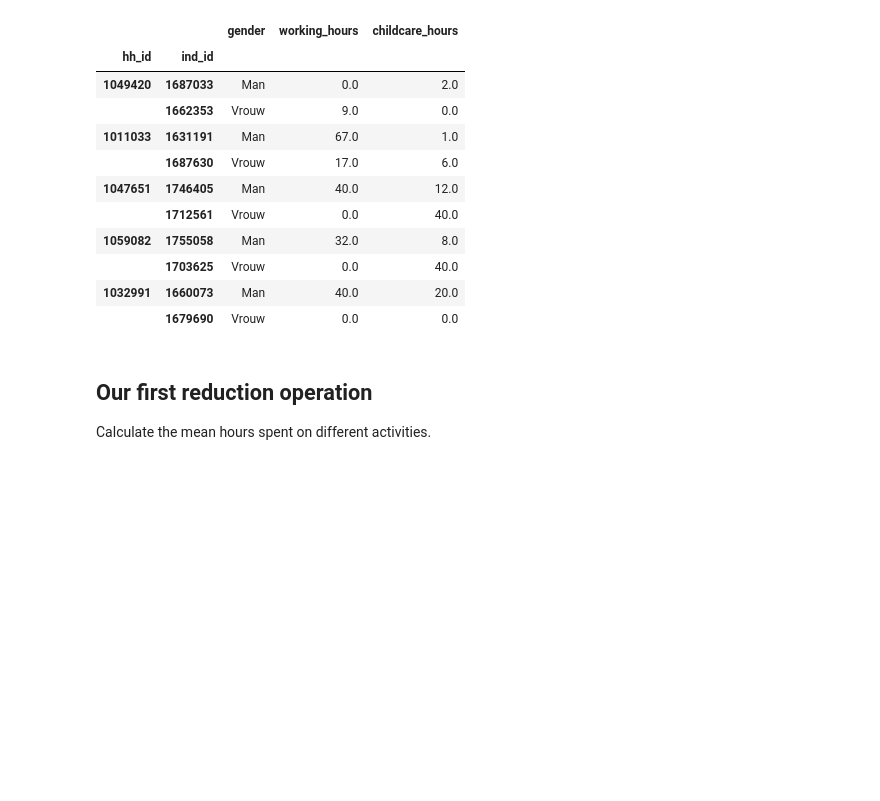
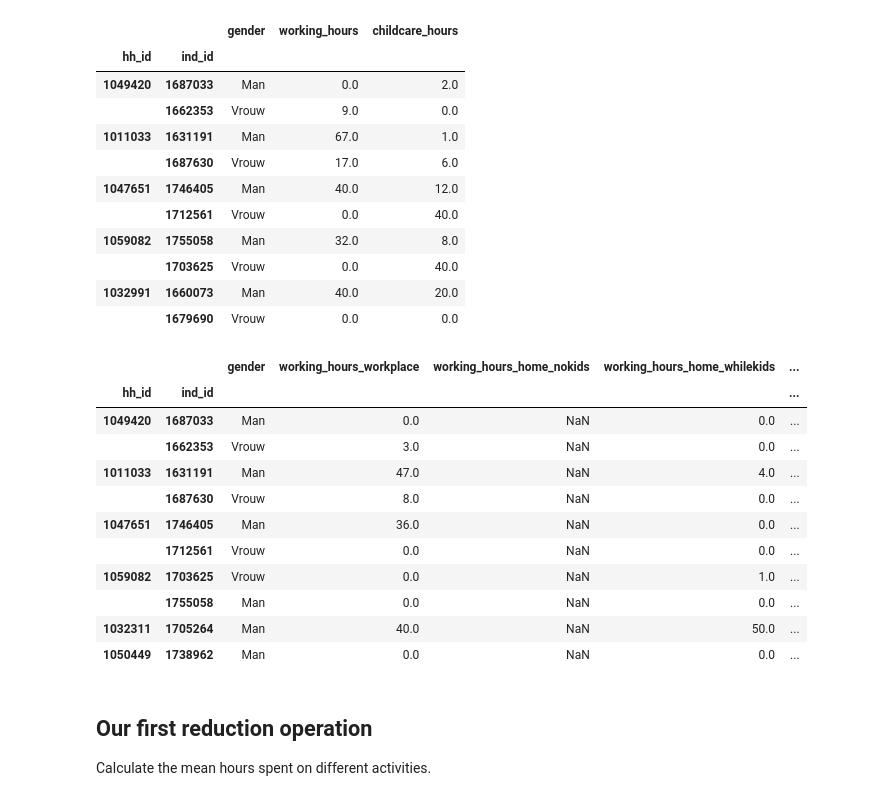
Before and after one commit to thanhan25/epp-materials, a Jupyter notebook: week-05/manage_data.ipynb, the cells around one changed output. Cells and saved outputs as stored; diff of their text form; code cells hidden in the pictures; blank space fills up the shorter version.

```diff
--- a/week-05/manage_data.ipynb
+++ b/week-05/manage_data.ipynb
@@ -33,6 +33,7 @@ from statistics import mean
 The November data is stored in Stata format. Replace the `XXXXX` in the next cell by the appropriate Pandas function.
 # %%
 nov_2019 = pd.read_stata("time_use_2019-11.dta", convert_categoricals=True)
+apr_2020 = pd.read_csv("time_use_2020-04.csv")
 # %% [markdown]
 ## Browse the data
 
@@ -53,0 +95,9 @@ nov_2019.head()
+# %%
+# Convert gender column to categorical:
+apr_2020['geslacht'] = pd.Categorical(apr_2020['geslacht'], categories=['Man', 'Vrouw'])
+apr_2020['geslacht'] = apr_2020['geslacht'].cat.rename_categories({'Man': 'Male', 'Vrouw': 'Female'})
+apr_2020['geslacht'].dtypes
+
+nov_2019['geslacht'] = pd.Categorical(nov_2019['geslacht'], categories=['Man', 'Vrouw'])
+nov_2019['geslacht'] = nov_2019['geslacht'].cat.rename_categories({'Man': 'Male', 'Vrouw': 'Female'})
+nov_2019['geslacht'].dtypes
@@ -67,6 +131,20 @@ nov_2019 = nov_2019.rename(
         "nomem_encr": "member_identifier"
     }
 )
+
+apr_2020 = apr_2020.rename(
+    columns={
+        "geslacht": "gender",
+        "nohouse_encr": "hh_id",
+        "nomem_encr": "ind_id",
+        "v1q1_v1col1": "working_hours_workplace",
+        "v1q1a_v1col1": "working_hours_home_nokids",
+        "v1q1b_v1col1": "working_hours_home_whilekids",
+        "v1q1c_v1col1": "working_hours_home_while_no_kids",
+        "v1q5_v1col1": "childcare_hours_res",
+        "v1q5a_v1col1": "homeschool_hours"
+    }
+)
 # %% [markdown]
 Again view the dataframe to see if the changes applied.
 # %%
@@ -133,6 +229,7 @@ The default index created by Pandas (a DataFrame always has an index) does not m
 Create an index based on a column / several columns that makes sense to you via replacing the XXXX by an appropriate construct.
 # %%
 nov_2019_with_index = nov_2019.set_index(['hh_id', 'ind_id'])
+apr_2020_with_index = apr_2020.set_index(['hh_id', 'ind_id'])
 # %%
 nov_2019_with_index.head(10)
 # %% [output]
@@ -148,6 +245,21 @@ nov_2019_with_index.head(10)
 |  | 1703625 | Vrouw | 0.0 | 40.0 |
 | 1032991 | 1660073 | Man | 40.0 | 20.0 |
 |  | 1679690 | Vrouw | 0.0 | 0.0 |
+# %%
+apr_2020_with_index.head(10)
+# %% [output]
+|  |  | gender | working_hours_workplace | working_hours_home_nokids | working_hours_home_whilekids | ... |
+| hh_id | ind_id |  |  |  |  | ... |
+| 1049420 | 1687033 | Man | 0.0 | NaN | 0.0 | ... |
+|  | 1662353 | Vrouw | 3.0 | NaN | 0.0 | ... |
+| 1011033 | 1631191 | Man | 47.0 | NaN | 4.0 | ... |
+|  | 1687630 | Vrouw | 8.0 | NaN | 0.0 | ... |
+| 1047651 | 1746405 | Man | 36.0 | NaN | 0.0 | ... |
+|  | 1712561 | Vrouw | 0.0 | NaN | 0.0 | ... |
+| 1059082 | 1703625 | Vrouw | 0.0 | NaN | 1.0 | ... |
+|  | 1755058 | Man | 0.0 | NaN | 0.0 | ... |
+| 1032311 | 1705264 | Man | 40.0 | NaN | 50.0 | ... |
+| 1050449 | 1738962 | Man | 0.0 | NaN | 0.0 | ... |
 # %% [markdown]
 ## Our first reduction operation
 
```
Also changed, not shown: parts of 10 cells of this notebook, 1 other file.
